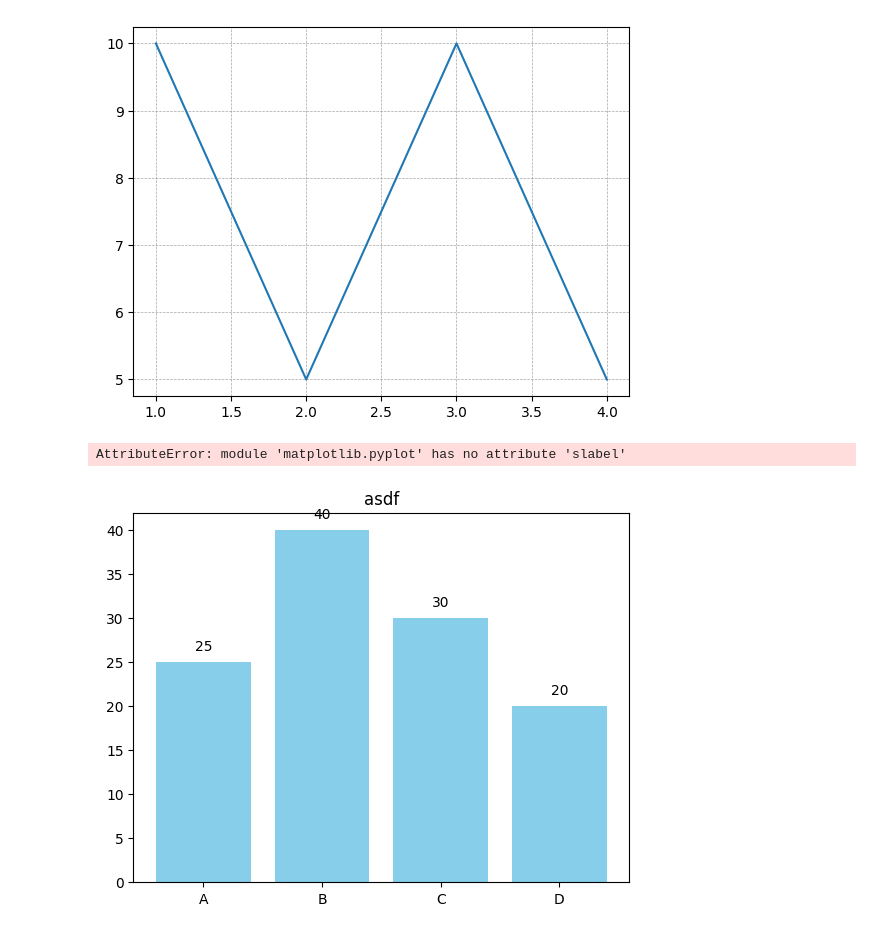
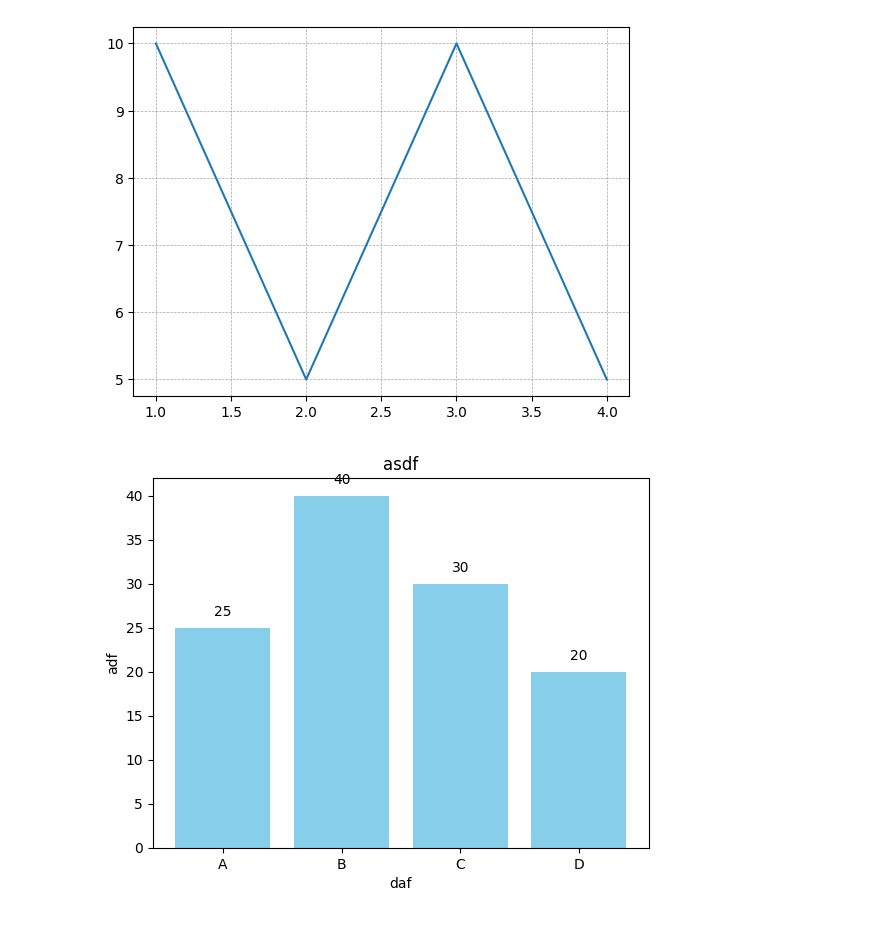
Before and after one commit to Choiwanwoo-03/MachineLearning_CodePractice, a Jupyter notebook: Matplotlib_library_practice.ipynb, the cells around one changed output. Cells and saved outputs as stored; diff of their text form; code cells hidden in the pictures.

```diff
--- a/Matplotlib_library_practice.ipynb
+++ b/Matplotlib_library_practice.ipynb
@@ -169,17 +169,16 @@ plt.show()
 # %%
 categories = ['A', 'B', 'C', 'D']
 values = [25, 40, 30, 20]
 
 plt.bar(categories, values, color='skyblue')
 
 for i, value in enumerate(values) :
     plt.text(i, value + 1, str(value), ha = 'center',
              va = 'bottom', color = 'black', fontsize = 10)
 
 plt.title('asdf')
-pltxslabel('daf')
+plt.xlabel('daf')
 plt.ylabel('adf')
 plt.show()
 # %% [output]
-AttributeError: module 'matplotlib.pyplot' has no attribute 'slabel'
-[figure, old version]
+[figure, new version]
```
Also changed, not shown: parts of 1 cell of this notebook.
